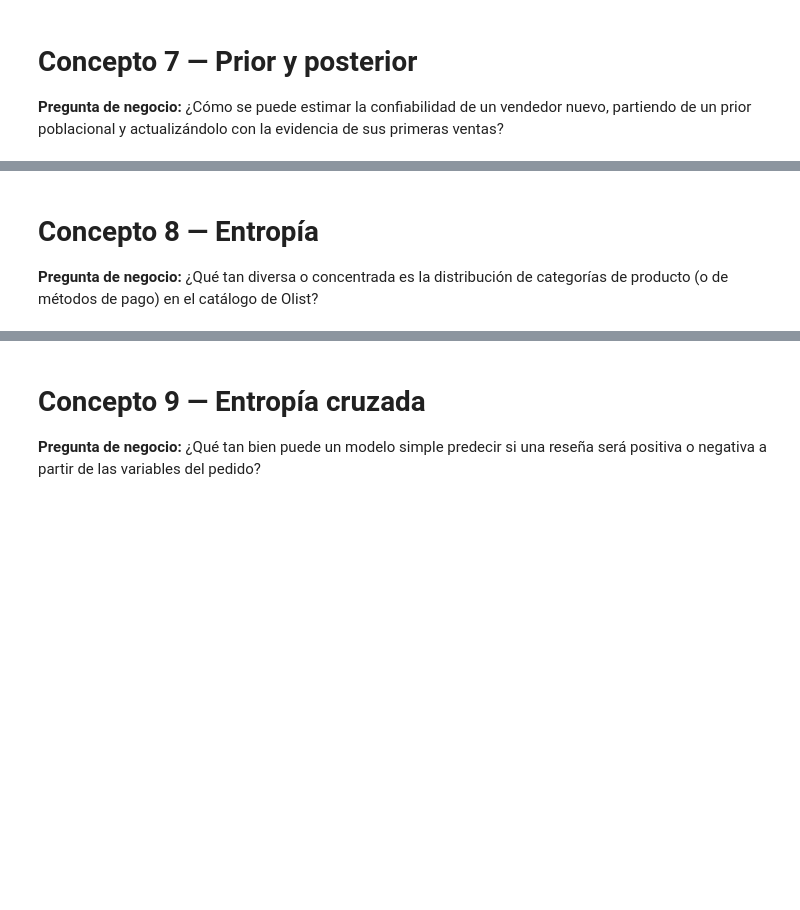
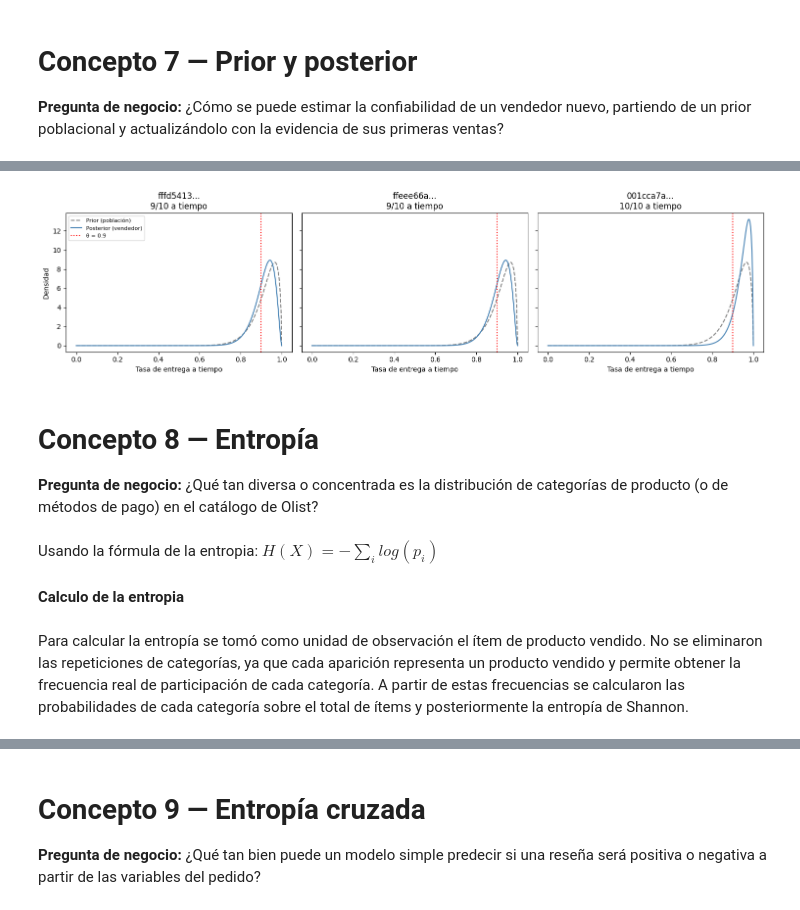
Before and after one commit to Walnut235/olist-probabilistic-analysis, a Jupyter notebook: notebooks/01_analisis_olist.ipynb, the cells around one changed output, grey strips where cells are left out. Drawn from its saved outputs; the diff is of its cells as text; code cells hidden in the pictures; blank space fills up the shorter version.

```diff
--- a/notebooks/01_analisis_olist.ipynb
+++ b/notebooks/01_analisis_olist.ipynb
@@ -953,0 +1104,4 @@ category_stats.head(10)
+# %%
+tasa_global = seller_orders["a_tiempo"].mean()
+
+print("Tasa global de entregas a tiempo:", tasa_global)
@@ -953,0 +1112,8 @@ category_stats.head(10)
+# %%
+prior_strength = 20
+
+alpha_0 = tasa_global * prior_strength
+beta_0 = (1 - tasa_global) * prior_strength
+
+print("Alpha prior:", alpha_0)
+print("Beta prior:", beta_0)
@@ -953,0 +1166,9 @@ category_stats.head(10)
+# %%
+seller_posterior["prob_confiable"] = (
+    1 -
+    stats.beta.cdf(
+        0.9,
+        seller_posterior["alpha_posterior"],
+        seller_posterior["beta_posterior"]
+    )
+)
@@ -954,4 +1197,30 @@ category_stats.head(10)
+# %%
+
+# Elige 3 vendedores de ejemplo con distinto número de ventas / desempeño
+ejemplos = seller_posterior.sort_values("ventas", ascending=False).iloc[[0, 1, 2]]
+
+x = np.linspace(0, 1, 300)
+
+fig, axes = plt.subplots(1, len(ejemplos), figsize=(15, 4), sharey=True)
+
+for ax, (_, row) in zip(axes, ejemplos.iterrows()):
+    ax.plot(x, stats.beta.pdf(x, alpha_0, beta_0),
+            label="Prior (población)", linestyle="--", color="gray")
+    ax.plot(x, stats.beta.pdf(x, row["alpha_posterior"], row["beta_posterior"]),
+            label="Posterior (vendedor)", color="steelblue")
+    ax.axvline(0.9, color="red", linestyle=":", label=f"θ = {0.9}")
+    ax.set_title(f"{row['seller_id'][:8]}...\n{int(row['exitos'])}/{int(row['ventas'])} a tiempo")
+    ax.set_xlabel("Tasa de entrega a tiempo")
+
+axes[0].set_ylabel("Densidad")
+axes[0].legend(fontsize=8)
+plt.tight_layout()
+plt.show()
+# %% [output]
+[figure, added]
 # %% [markdown]
 # Concepto 8 — Entropía
 
 **Pregunta de negocio:** ¿Qué tan diversa o concentrada es la distribución de categorías de producto (o de métodos de pago) en el catálogo de Olist?
+# %% [markdown]
+Usando la fórmula de la entropia: $H(X)=-\sum_ilog(p_i)$
@@ -957,0 +1237,4 @@ category_stats.head(10)
+# %% [markdown]
+**Calculo de la entropia**
+# %% [markdown]
+Para calcular la entropía se tomó como unidad de observación el ítem de producto vendido. No se eliminaron las repeticiones de categorías, ya que cada aparición representa un producto vendido y permite obtener la frecuencia real de participación de cada categoría. A partir de estas frecuencias se calcularon las probabilidades de cada categoría sobre el total de ítems y posteriormente la entropía de Shannon.
```
Also changed, not shown: parts of 33 cells of this notebook.
